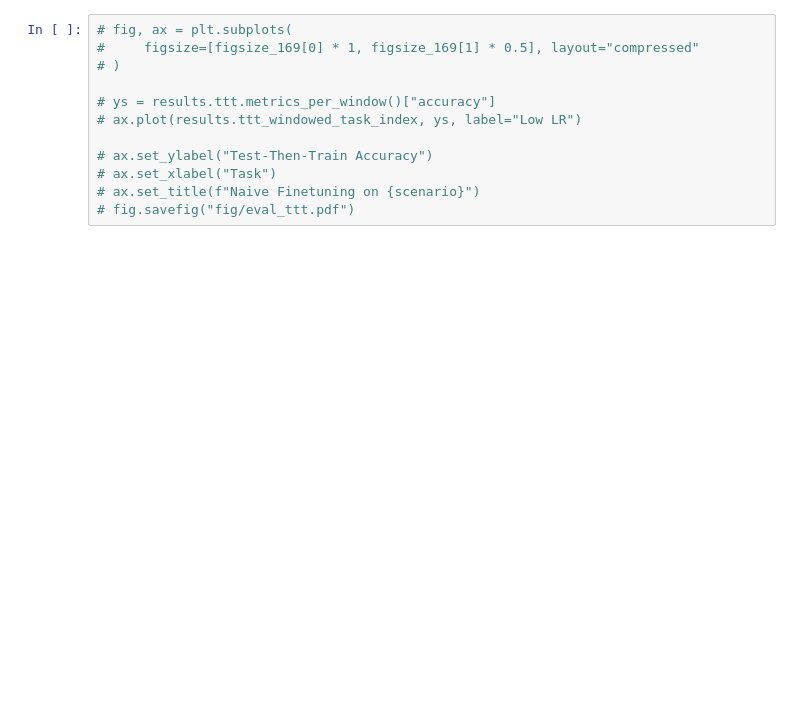
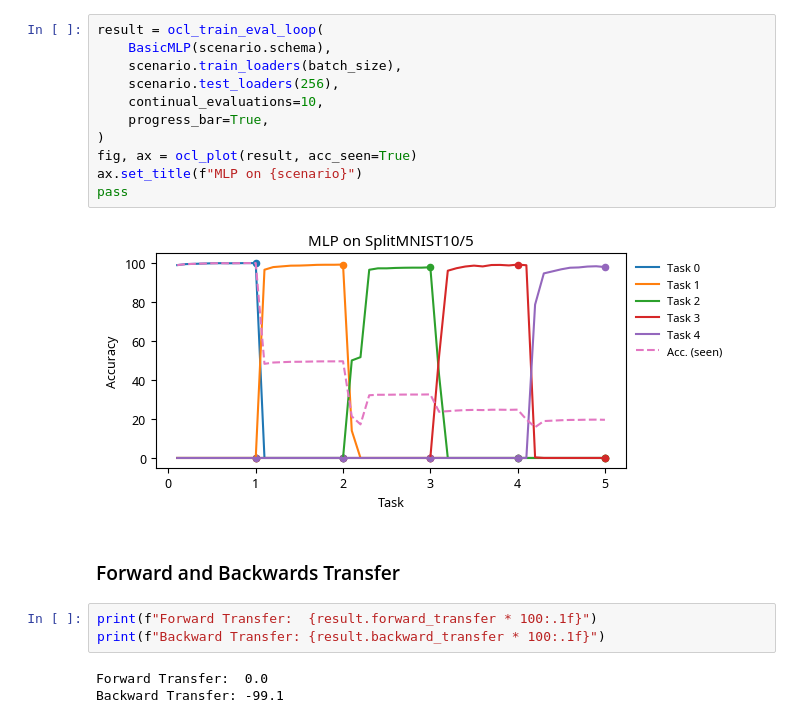
Before and after one commit to adaptive-machine-learning/PAKDD2025, a Jupyter notebook: notebooks/00_evaluation.ipynb, the cells around one changed output. Drawn from its saved outputs; the diff is of its cells as text; blank space fills up the shorter version.

```diff
--- a/notebooks/00_evaluation.ipynb
+++ b/notebooks/00_evaluation.ipynb
@@ -87,12 +115,21 @@
-# %%
-# fig, ax = plt.subplots(
-#     figsize=[figsize_169[0] * 1, figsize_169[1] * 0.5], layout="compressed"
-# )
-
-# ys = results.ttt.metrics_per_window()["accuracy"]
-# ax.plot(results.ttt_windowed_task_index, ys, label="Low LR")
-
-# ax.set_ylabel("Test-Then-Train Accuracy")
-# ax.set_xlabel("Task")
-# ax.set_title(f"Naive Finetuning on {scenario}")
-# fig.savefig("fig/eval_ttt.pdf")
+# %%
+result = ocl_train_eval_loop(
+    BasicMLP(scenario.schema),
+    scenario.train_loaders(batch_size),
+    scenario.test_loaders(256),
+    continual_evaluations=10,
+    progress_bar=True,
+)
+fig, ax = ocl_plot(result, acc_seen=True)
+ax.set_title(f"MLP on {scenario}")
+pass
+# %% [output]
+[figure, added]
+# %% [markdown]
+### Forward and Backwards Transfer
+# %%
+print(f"Forward Transfer:  {result.forward_transfer * 100:.1f}")
+print(f"Backward Transfer: {result.backward_transfer * 100:.1f}")
+# %% [output]
+Forward Transfer:  0.0
+Backward Transfer: -99.1
```
Also changed, not shown: parts of 24 cells of this notebook, 6 other files.
